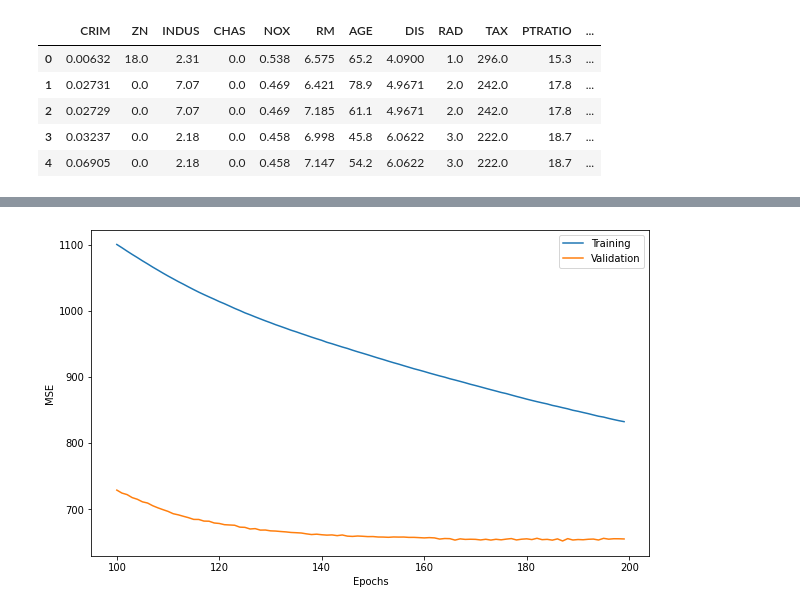
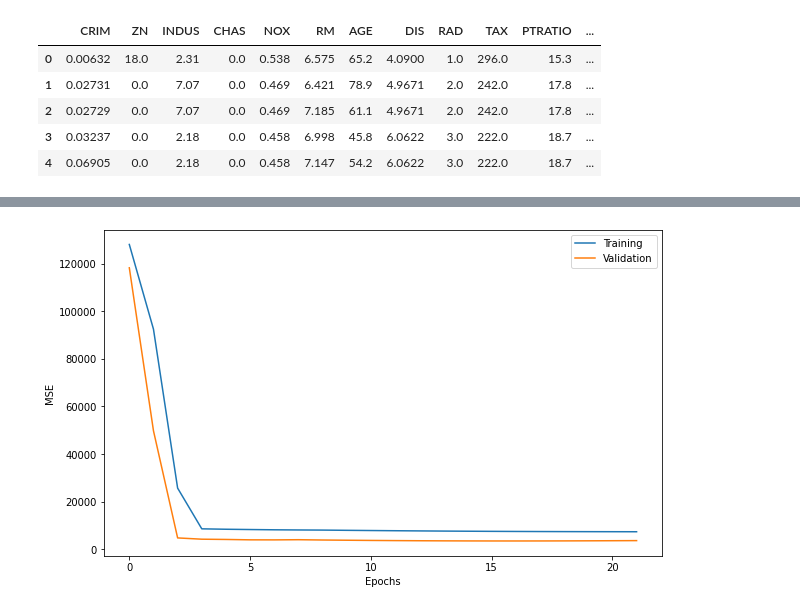
Before and after one commit to NA-Dev/codeathon-boston-housing, a Jupyter notebook: codeathon_1.ipynb, the cells around one changed output, grey strips where cells are left out. Cells and saved outputs as stored; diff of their text form; code cells hidden in the pictures.

```diff
--- a/codeathon_1.ipynb
+++ b/codeathon_1.ipynb
@@ -322,14 +133,16 @@ test_data = dataset_shuff.skip(n_train).batch(batch_size)
 # %%
-# Build model with same architecture
-# The only change is an input shape of 14 instead of 13
+shape_in = len(features.columns)
+
 keras.backend.clear_session()
 
-inputs = keras.Input(shape=(14))
-batch_norm = keras.layers.BatchNormalization()(inputs)
-dense_1 = keras.layers.Dense(128, activation='relu')(batch_norm)
-dense_2 = keras.layers.Dense(64, activation='relu')(dense_1)
-dense_3 = keras.layers.Dense(32, activation='relu')(dense_2)
-outputs = keras.layers.Dense(1, activation='linear')(dense_3)
+inputs = keras.Input(shape=(shape_in))
+layer_norm = keras.layers.LayerNormalization()(inputs)
+dense_1 = keras.layers.Dense(256, activation='elu')(layer_norm)
+dense_2 = keras.layers.Dense(128, activation='elu')(dense_1)
+dense_3 = keras.layers.Dense(64, activation='elu')(dense_2)
+dense_4 = keras.layers.Dense(32, activation='elu')(dense_3)
+dense_5 = keras.layers.Dense(16, activation='elu')(dense_4)
+outputs = keras.layers.Dense(1, activation='linear')(dense_5)
 
 model = keras.Model(inputs=inputs, outputs=outputs)
 model.summary()
@@ -357,11 +167,6 @@ _________________________________________________________________
 # %%
-# compile with RMSprop optimizer
 model.compile(
-    optimizer=tf.optimizers.RMSprop(),
+    optimizer=tf.optimizers.RMSprop(learning_rate=0.001, momentum=0.2),
     loss=tf.losses.MeanSquaredError(),
     metrics=tf.metrics.RootMeanSquaredError()
 )
-# %%
-# trial runs of training show that proper fit occurs around 200 epochs
-# so we implement "manual early stopping"
-history = model.fit(train_data, epochs=200, validation_data=test_data)
@@ -385,0 +173,3 @@ Epoch 200/200
+# %%
+callback = keras.callbacks.EarlyStopping(restore_best_weights=True, patience=5)
+history = model.fit(train_data, epochs=50, validation_data=test_data, callbacks=callback)
@@ -386,14 +194,14 @@ Epoch 200/200
 # %%
 # plot the last 100 epochs for better picture of results
-x = history.epoch[-100:]
-y_train = history.history['loss'][-100:]
-y_test = history.history['val_loss'][-100:]
+x = history.epoch[-150:]
+y_train = history.history['loss'][-150:]
+y_test = history.history['val_loss'][-150:]
 
 fig = plt.figure(figsize=(10,6))
 plt.plot(x, y_train, label='Training')
 plt.plot(x, y_test, label='Validation')
 plt.xlabel('Epochs')
 plt.ylabel('MSE')
 plt.legend();
 # %% [output]
-[figure, old version]
+[figure, new version]
```
Also changed, not shown: parts of 48 cells of this notebook.
